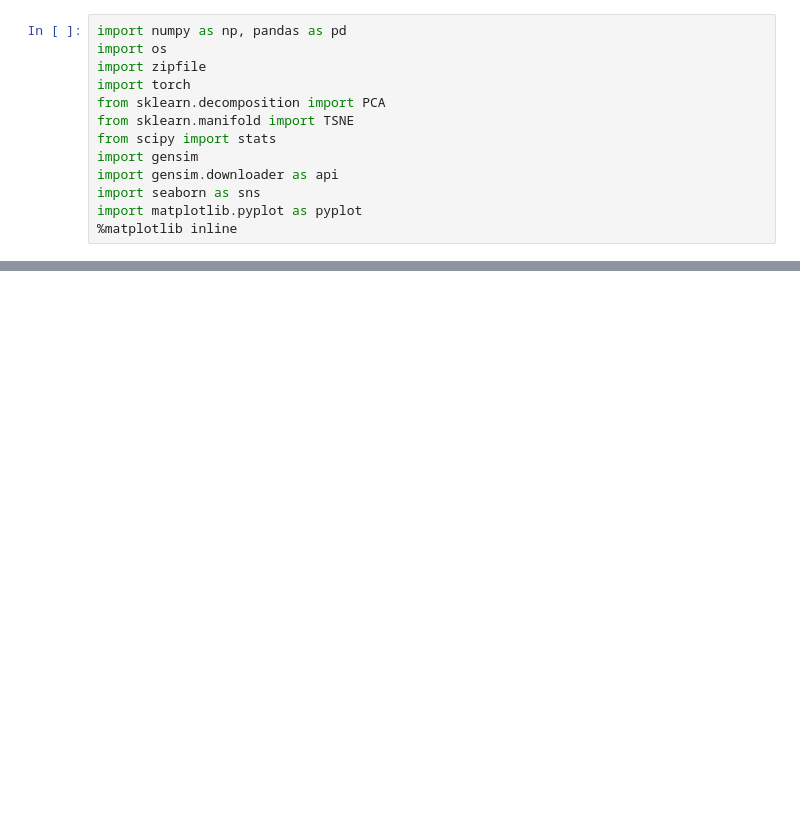
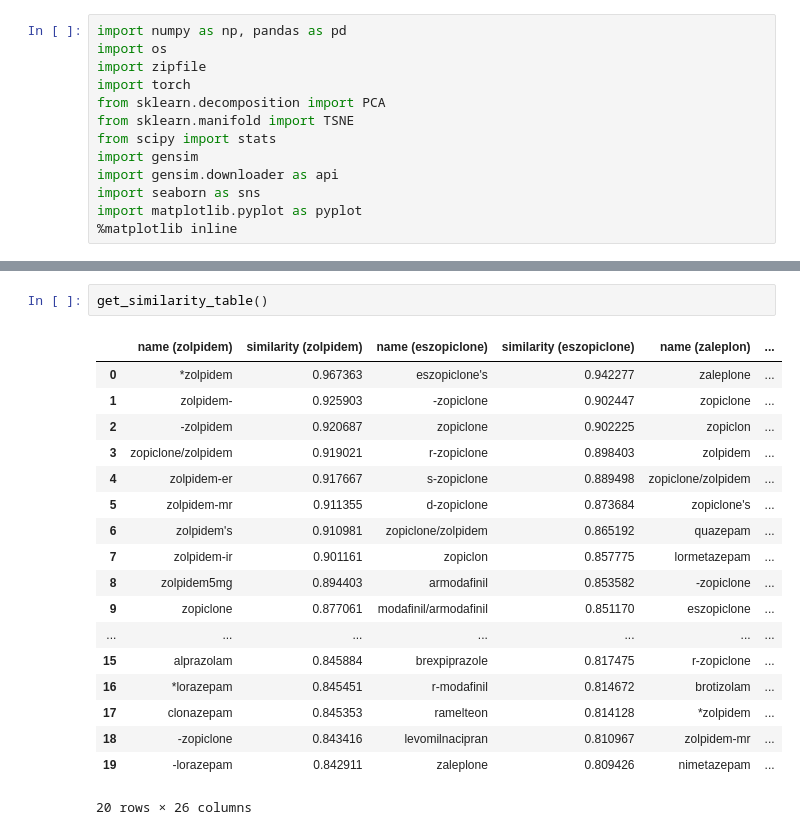
Before and after one commit to nlei1/nlp-notebooks, a Jupyter notebook: BioWordVec.ipynb, the cells around one changed output, grey strips where cells are left out. Drawn from its saved outputs; the diff is of its cells as text; blank space fills up the shorter version.

```diff
--- a/BioWordVec.ipynb
+++ b/BioWordVec.ipynb
@@ -132,0 +114,21 @@ plot_with_labels('melatonin', False)
+# %%
+get_similarity_table()
+# %% [output]
+|  | name (zolpidem) | similarity (zolpidem) | name (eszopiclone) | similarity (eszopiclone) | name (zaleplon) | ... |
+| 0 | *zolpidem | 0.967363 | eszopiclone's | 0.942277 | zaleplone | ... |
+| 1 | zolpidem- | 0.925903 | -zopiclone | 0.902447 | zopiclone | ... |
+| 2 | -zolpidem | 0.920687 | zopiclone | 0.902225 | zopiclon | ... |
+| 3 | zopiclone/zolpidem | 0.919021 | r-zopiclone | 0.898403 | zolpidem | ... |
+| 4 | zolpidem-er | 0.917667 | s-zopiclone | 0.889498 | zopiclone/zolpidem | ... |
+| 5 | zolpidem-mr | 0.911355 | d-zopiclone | 0.873684 | zopiclone's | ... |
+| 6 | zolpidem's | 0.910981 | zopiclone/zolpidem | 0.865192 | quazepam | ... |
+| 7 | zolpidem-ir | 0.901161 | zopiclon | 0.857775 | lormetazepam | ... |
+| 8 | zolpidem5mg | 0.894403 | armodafinil | 0.853582 | -zopiclone | ... |
+| 9 | zopiclone | 0.877061 | modafinil/armodafinil | 0.851170 | eszopiclone | ... |
+| ... | ... | ... | ... | ... | ... | ... |
+| 15 | alprazolam | 0.845884 | brexpiprazole | 0.817475 | r-zopiclone | ... |
+| 16 | *lorazepam | 0.845451 | r-modafinil | 0.814672 | brotizolam | ... |
+| 17 | clonazepam | 0.845353 | ramelteon | 0.814128 | *zolpidem | ... |
+| 18 | -zopiclone | 0.843416 | levomilnacipran | 0.810967 | zolpidem-mr | ... |
+| 19 | -lorazepam | 0.842911 | zaleplone | 0.809426 | nimetazepam | ... |
+20 rows × 26 columns
```
Also changed, not shown: parts of 20 cells of this notebook.
